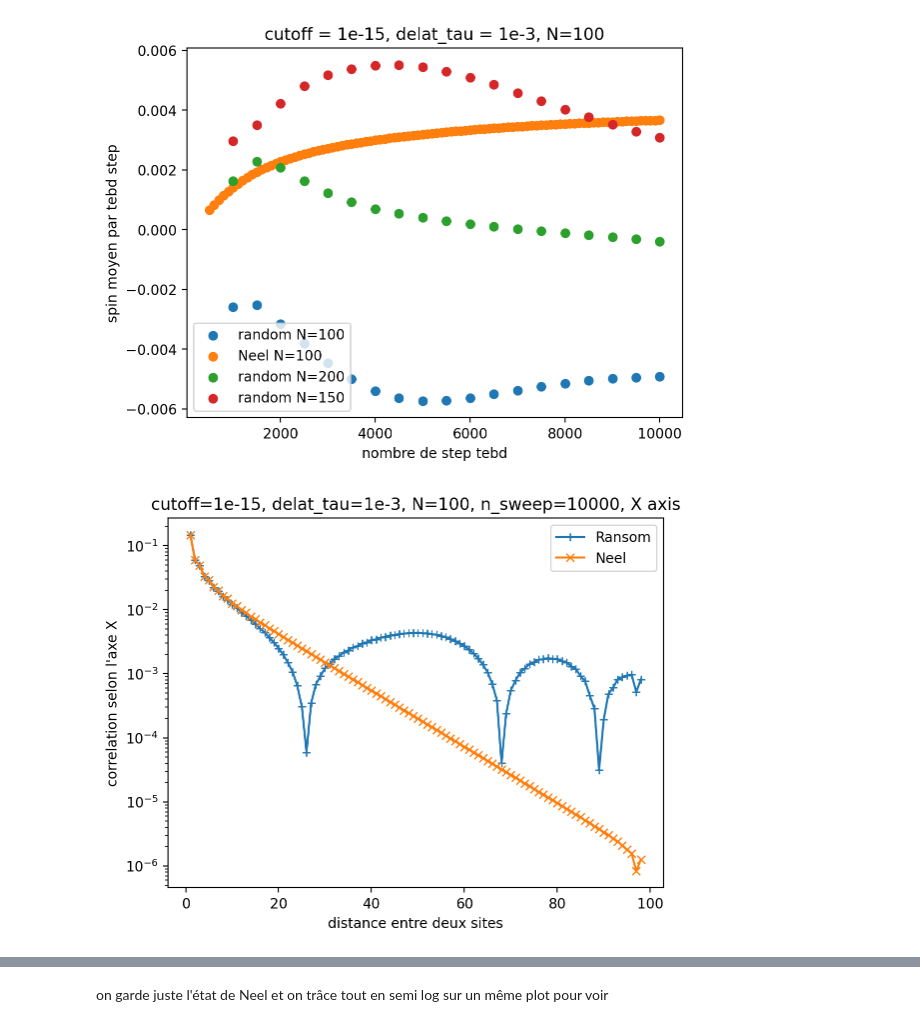
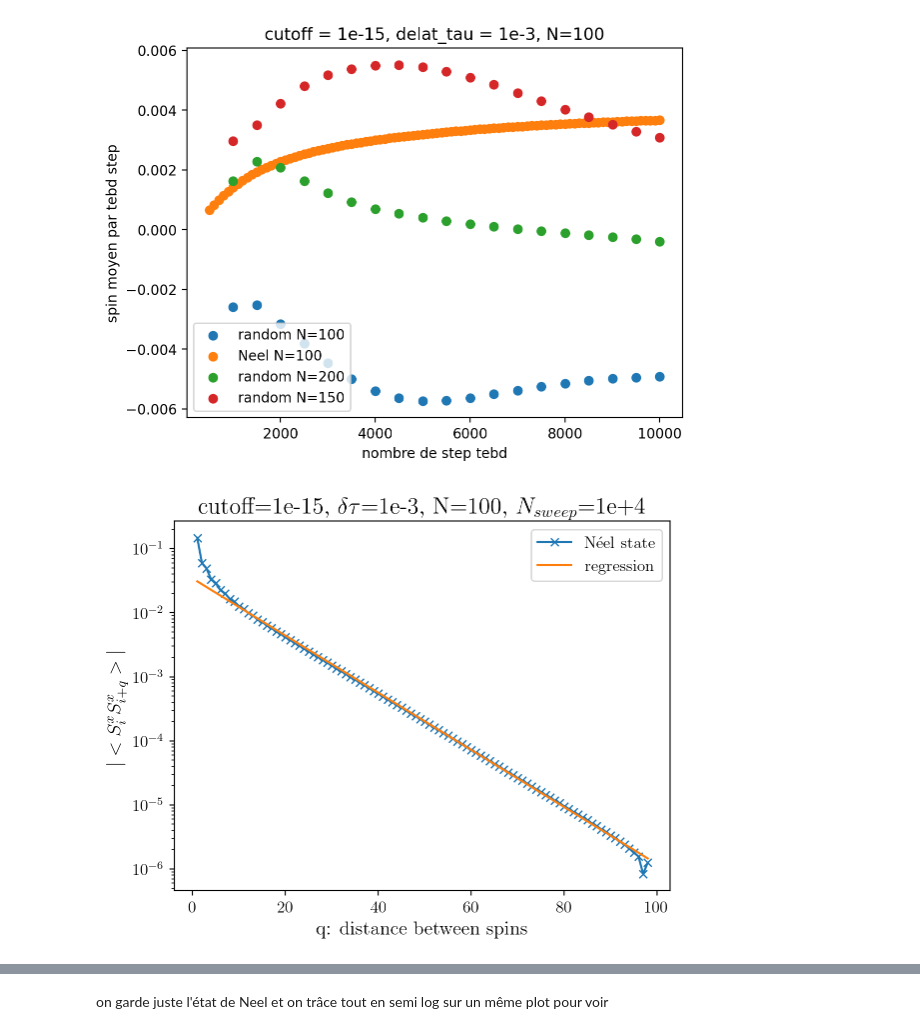
Before and after one commit to romanbeauvallet/Many-Body-Localization, a Jupyter notebook: analyse_simulations_julia/analysis.ipynb, the cells around one changed output, grey strips where cells are left out. Cells and saved outputs as stored; diff of their text form; code cells hidden in the pictures.

```diff
--- a/analyse_simulations_julia/analysis.ipynb
+++ b/analyse_simulations_julia/analysis.ipynb
@@ -9,6 +9,17 @@ from scipy.optimize import curve_fit
 %matplotlib inline
 %config InlineBackend.figure_format = 'retina'
 #plt.rcParams['figure.dpi'] = 150  # ou 200
+
+plt.rcParams.update({
+    "text.usetex": True,
+    "font.family": "serif",  # Computer Modern par défaut
+    "font.serif": ["Computer Modern Roman"],  # Facultatif, plus explicite
+    "axes.labelsize": 14,
+    "font.size": 14,
+    "legend.fontsize": 12,
+    "xtick.labelsize": 12,
+    "ytick.labelsize": 12,
+})
 # %% [markdown]
 data
 # %%
@@ -85,14 +101,19 @@ plt.show()
 # %% [output]
 [figure]
 # %%
+a, b = np.polyfit(dic5["correlationN x"][0][4:95], np.log(np.abs(dic5["correlationN x"][1][4:95])), deg=1)
+droite = [a*x +b for x in dic5["correlationN x"][0]]
+
 fig, axes = plt.subplots()
-axes.semilogy(dic5["correlationR x"][0], np.abs(dic5["correlationR x"][1]), label="Ransom", marker='+')
-axes.semilogy(dic5["correlationN x"][0], np.abs(dic5["correlationN x"][1]), label ='Neel', marker='x')
-axes.set_xlabel("distance entre deux sites")
-axes.set_ylabel("correlation selon l'axe X")
+#axes.semilogy(dic5["correlationR x"][0], np.abs(dic5["correlationR x"][1]), label="Ransom", marker='+')
+axes.semilogy(dic5["correlationN x"][0], np.abs(dic5["correlationN x"][1]), label ='Néel state', marker='x')
+axes.semilogy(dic5["correlationN x"][0], np.exp(droite), label=r"regression")
+axes.set_xlabel("q: distance between spins")
+axes.set_ylabel(r"$|<S^x_iS^x_{i+q}>|$")
 axes.legend()
-axes.set_title("cutoff=1e-15, delat_tau=1e-3, N=100, n_sweep=10000, X axis")
+axes.set_title(r"cutoff=1e-15, $\delta\tau$=1e-3, N=100, $N_{sweep}$=1e+4")
+plt.savefig("../run/Plots/CorrelationX.pdf")
 plt.show()
 # %% [output]
-[figure, old version]
+[figure, new version]
 # %%
```
Also changed, not shown: parts of 11 cells of this notebook, 2 other files.
